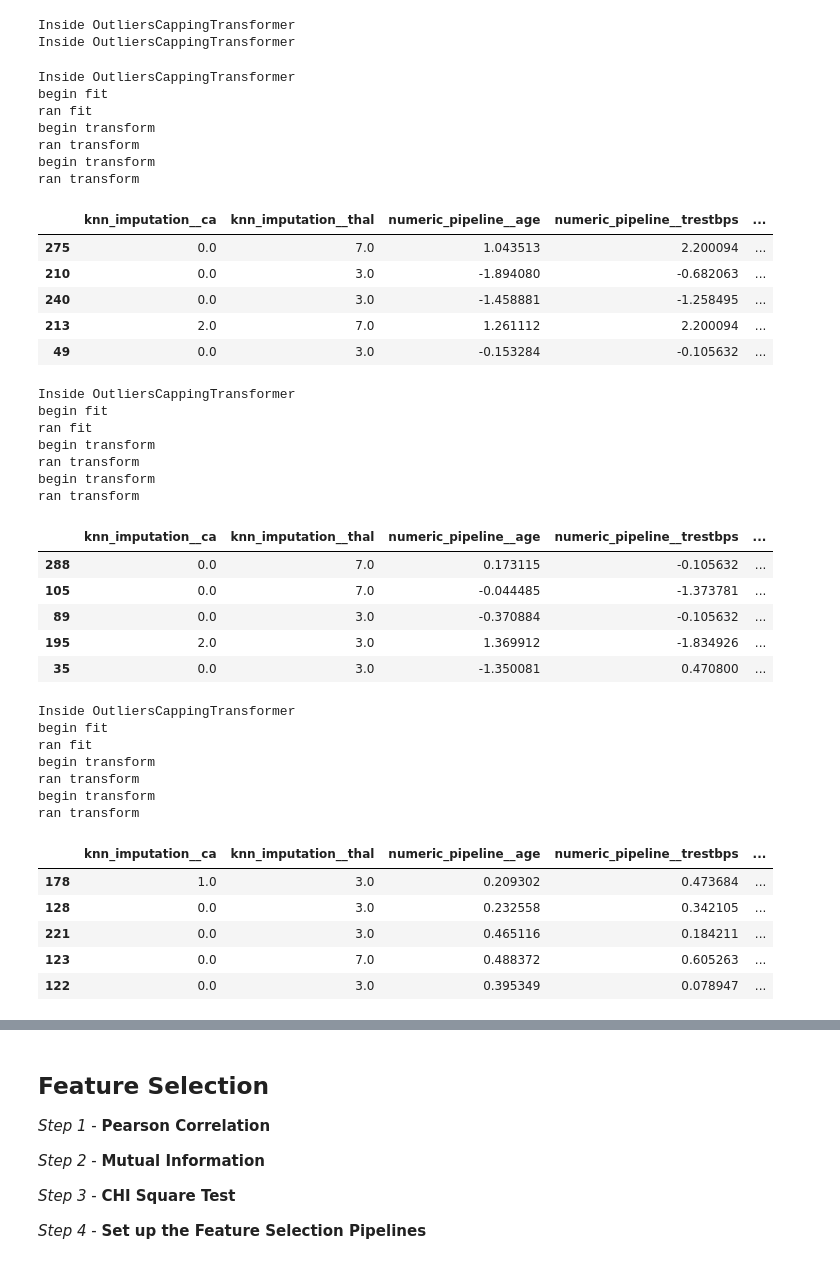
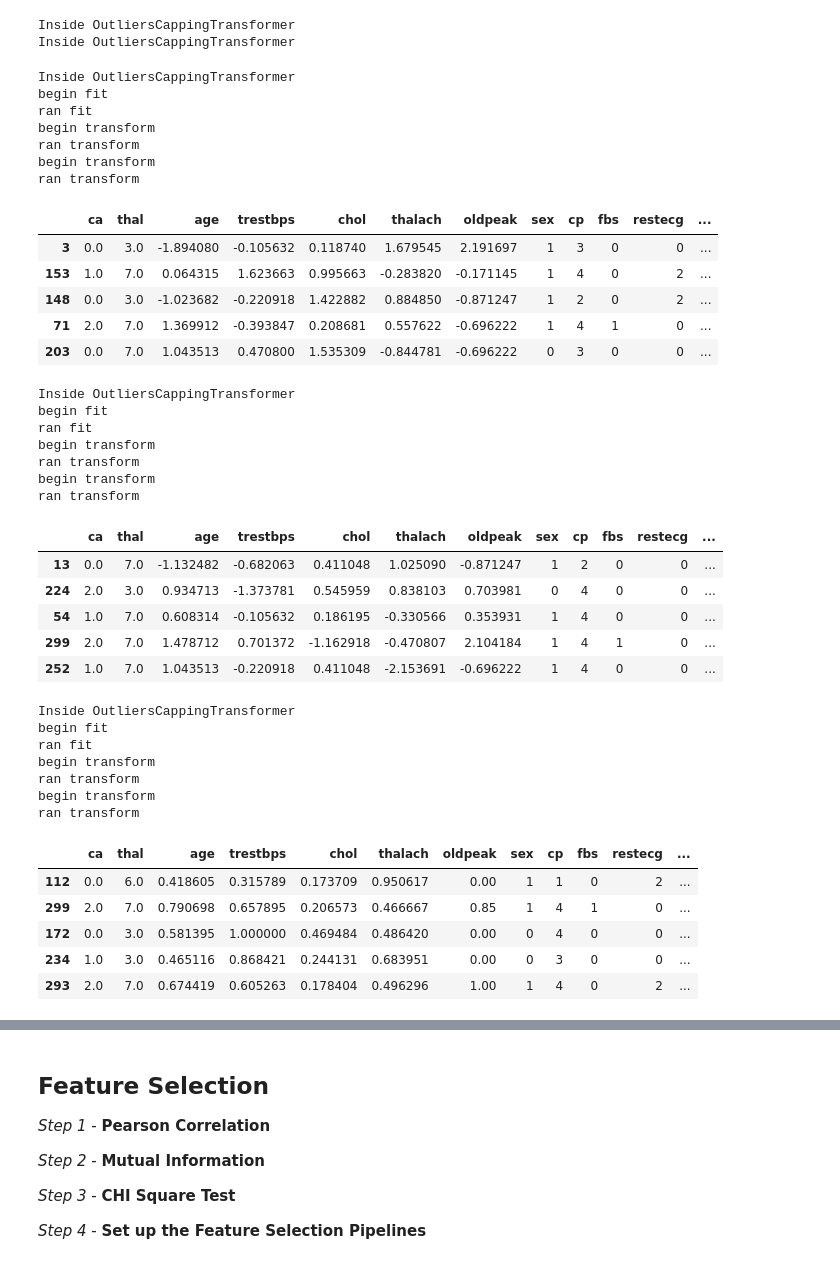
Before and after one commit to HussainAhmed202/MLProject, a Jupyter notebook: notebooks/heart_disease_prediction.ipynb, the cells around one changed output, grey strips where cells are left out. Cells and saved outputs as stored; diff of their text form; code cells hidden in the pictures.

Commit message:
Updated fe pipelines

```diff
--- a/notebooks/heart_disease_prediction.ipynb
+++ b/notebooks/heart_disease_prediction.ipynb
@@ -761,32 +764,33 @@ Inside OutliersCappingTransformer
 # %%
 # x_train_std_mode
 
 preprocessor1 = ColumnTransformer(
     transformers = [
         ("knn_imputation", categorical_pipelines['mode'], ['ca','thal']),
         ("numeric_pipeline", numeric_pipelines['ss'], numeric_feat)
     ],
+    verbose_feature_names_out = False,
     remainder = "passthrough"
 ).set_output(transform='pandas')
 
 
 x_train_std_mode = preprocessor1.fit_transform(X_train,y_train)
 x_test_std_mode = preprocessor1.transform(X_test)
 x_train_std_mode.sample(5)
 # %% [output]
 Inside OutliersCappingTransformer
 begin fit
 ran fit
 begin transform
 ran transform
 begin transform
 ran transform
-|  | knn_imputation__ca | knn_imputation__thal | numeric_pipeline__age | numeric_pipeline__trestbps | ... |
-| 275 | 0.0 | 7.0 | 1.043513 | 2.200094 | ... |
-| 210 | 0.0 | 3.0 | -1.894080 | -0.682063 | ... |
-| 240 | 0.0 | 3.0 | -1.458881 | -1.258495 | ... |
-| 213 | 2.0 | 7.0 | 1.261112 | 2.200094 | ... |
-| 49 | 0.0 | 3.0 | -0.153284 | -0.105632 | ... |
+|  | ca | thal | age | trestbps | chol | thalach | oldpeak | sex | cp | fbs | restecg | ... |
+| 3 | 0.0 | 3.0 | -1.894080 | -0.105632 | 0.118740 | 1.679545 | 2.191697 | 1 | 3 | 0 | 0 | ... |
+| 153 | 1.0 | 7.0 | 0.064315 | 1.623663 | 0.995663 | -0.283820 | -0.171145 | 1 | 4 | 0 | 2 | ... |
+| 148 | 0.0 | 3.0 | -1.023682 | -0.220918 | 1.422882 | 0.884850 | -0.871247 | 1 | 2 | 0 | 2 | ... |
+| 71 | 2.0 | 7.0 | 1.369912 | -0.393847 | 0.208681 | 0.557622 | -0.696222 | 1 | 4 | 1 | 0 | ... |
+| 203 | 0.0 | 7.0 | 1.043513 | 0.470800 | 1.535309 | -0.844781 | -0.696222 | 0 | 3 | 0 | 0 | ... |
 # %%
 # x_train_std_knn
 
@@ -795,6 +799,7 @@ preprocessor2 = ColumnTransformer(
         ("knn_imputation", categorical_pipelines['knn'], ['ca','thal']),
         ("numeric_pipeline", numeric_pipelines['ss'], numeric_feat)
     ],
+    verbose_feature_names_out = False,
     remainder = "passthrough"
 ).set_output(transform='pandas')
 
@@ -810,12 +815,12 @@ begin transform
 ran transform
 begin transform
 ran transform
-|  | knn_imputation__ca | knn_imputation__thal | numeric_pipeline__age | numeric_pipeline__trestbps | ... |
-| 288 | 0.0 | 7.0 | 0.173115 | -0.105632 | ... |
-| 105 | 0.0 | 7.0 | -0.044485 | -1.373781 | ... |
-| 89 | 0.0 | 3.0 | -0.370884 | -0.105632 | ... |
-| 195 | 2.0 | 3.0 | 1.369912 | -1.834926 | ... |
-| 35 | 0.0 | 3.0 | -1.350081 | 0.470800 | ... |
+|  | ca | thal | age | trestbps | chol | thalach | oldpeak | sex | cp | fbs | restecg | ... |
+| 13 | 0.0 | 7.0 | -1.132482 | -0.682063 | 0.411048 | 1.025090 | -0.871247 | 1 | 2 | 0 | 0 | ... |
+| 224 | 2.0 | 3.0 | 0.934713 | -1.373781 | 0.545959 | 0.838103 | 0.703981 | 0 | 4 | 0 | 0 | ... |
+| 54 | 1.0 | 7.0 | 0.608314 | -0.105632 | 0.186195 | -0.330566 | 0.353931 | 1 | 4 | 0 | 0 | ... |
+| 299 | 2.0 | 7.0 | 1.478712 | 0.701372 | -1.162918 | -0.470807 | 2.104184 | 1 | 4 | 1 | 0 | ... |
+| 252 | 1.0 | 7.0 | 1.043513 | -0.220918 | 0.411048 | -2.153691 | -0.696222 | 1 | 4 | 0 | 0 | ... |
 # %%
 # x_train_mms_mode
 
@@ -824,6 +829,7 @@ preprocessor3 = ColumnTransformer(
         ("knn_imputation", categorical_pipelines['mode'], ['ca','thal']),
         ("numeric_pipeline", numeric_pipelines['mms'], numeric_feat)
     ],
+    verbose_feature_names_out = False,
     remainder = "passthrough"
 ).set_output(transform='pandas')
 
@@ -839,12 +845,12 @@ begin transform
 ran transform
 begin transform
 ran transform
-|  | knn_imputation__ca | knn_imputation__thal | numeric_pipeline__age | numeric_pipeline__trestbps | ... |
-| 178 | 1.0 | 3.0 | 0.209302 | 0.473684 | ... |
-| 128 | 0.0 | 3.0 | 0.232558 | 0.342105 | ... |
-| 221 | 0.0 | 3.0 | 0.465116 | 0.184211 | ... |
-| 123 | 0.0 | 7.0 | 0.488372 | 0.605263 | ... |
-| 122 | 0.0 | 3.0 | 0.395349 | 0.078947 | ... |
+|  | ca | thal | age | trestbps | chol | thalach | oldpeak | sex | cp | fbs | restecg | ... |
+| 112 | 0.0 | 6.0 | 0.418605 | 0.315789 | 0.173709 | 0.950617 | 0.00 | 1 | 1 | 0 | 2 | ... |
+| 299 | 2.0 | 7.0 | 0.790698 | 0.657895 | 0.206573 | 0.466667 | 0.85 | 1 | 4 | 1 | 0 | ... |
+| 172 | 0.0 | 3.0 | 0.581395 | 1.000000 | 0.469484 | 0.486420 | 0.00 | 0 | 4 | 0 | 0 | ... |
+| 234 | 1.0 | 3.0 | 0.465116 | 0.868421 | 0.244131 | 0.683951 | 0.00 | 0 | 3 | 0 | 0 | ... |
+| 293 | 2.0 | 7.0 | 0.674419 | 0.605263 | 0.178404 | 0.496296 | 1.00 | 1 | 4 | 0 | 2 | ... |
 # %%
 # x_train_mms_knn
 
```
Also changed, not shown: parts of 8 cells of this notebook.
